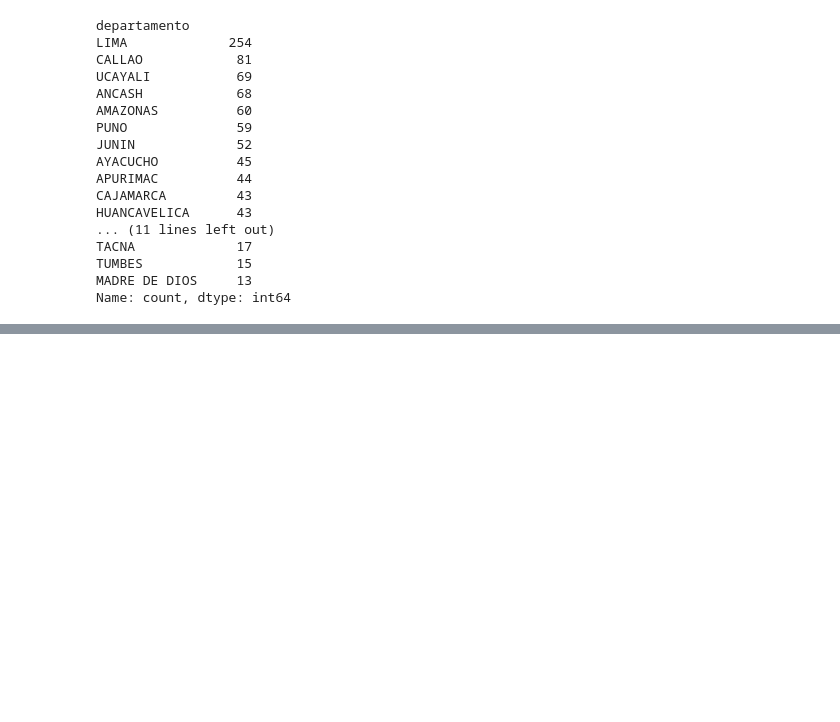
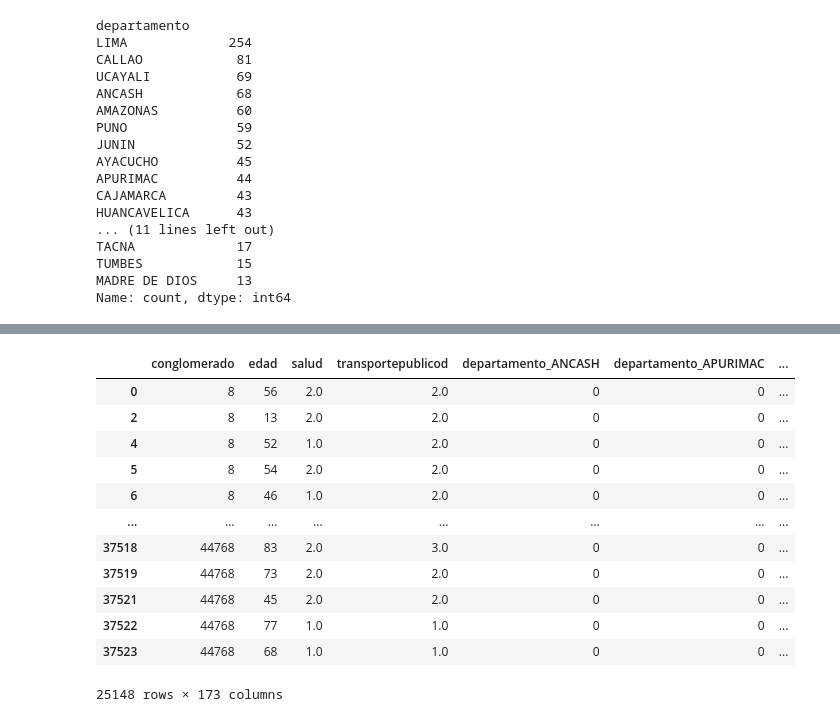
Before and after one commit to RafaelPCh/BigDataUBA-Grupo3, a Jupyter notebook: TpDiscapacidad/Data.ipynb, the cells around one changed output, grey strips where cells are left out. Cells and saved outputs as stored; diff of their text form; code cells hidden in the pictures; blank space fills up the shorter version.

```diff
--- a/TpDiscapacidad/Data.ipynb
+++ b/TpDiscapacidad/Data.ipynb
@@ -312,3 +383,19 @@ dataset_limpio = dummies
+# %%
+dataset_limpio
+# %% [output]
+|  | conglomerado | edad | salud | transportepublicod | departamento_ANCASH | departamento_APURIMAC | ... |
+| 0 | 8 | 56 | 2.0 | 2.0 | 0 | 0 | ... |
+| 2 | 8 | 13 | 2.0 | 2.0 | 0 | 0 | ... |
+| 4 | 8 | 52 | 1.0 | 2.0 | 0 | 0 | ... |
+| 5 | 8 | 54 | 2.0 | 2.0 | 0 | 0 | ... |
+| 6 | 8 | 46 | 1.0 | 2.0 | 0 | 0 | ... |
+| ... | ... | ... | ... | ... | ... | ... | ... |
+| 37518 | 44768 | 83 | 2.0 | 3.0 | 0 | 0 | ... |
+| 37519 | 44768 | 73 | 2.0 | 2.0 | 0 | 0 | ... |
+| 37521 | 44768 | 45 | 2.0 | 2.0 | 0 | 0 | ... |
+| 37522 | 44768 | 77 | 1.0 | 1.0 | 0 | 0 | ... |
+| 37523 | 44768 | 68 | 1.0 | 1.0 | 0 | 0 | ... |
+25148 rows × 173 columns
 # %%
 from sklearn.datasets import load_breast_cancer
 from sklearn.model_selection import train_test_split
```
Also changed, not shown: parts of 16 cells of this notebook, 1 other file.
